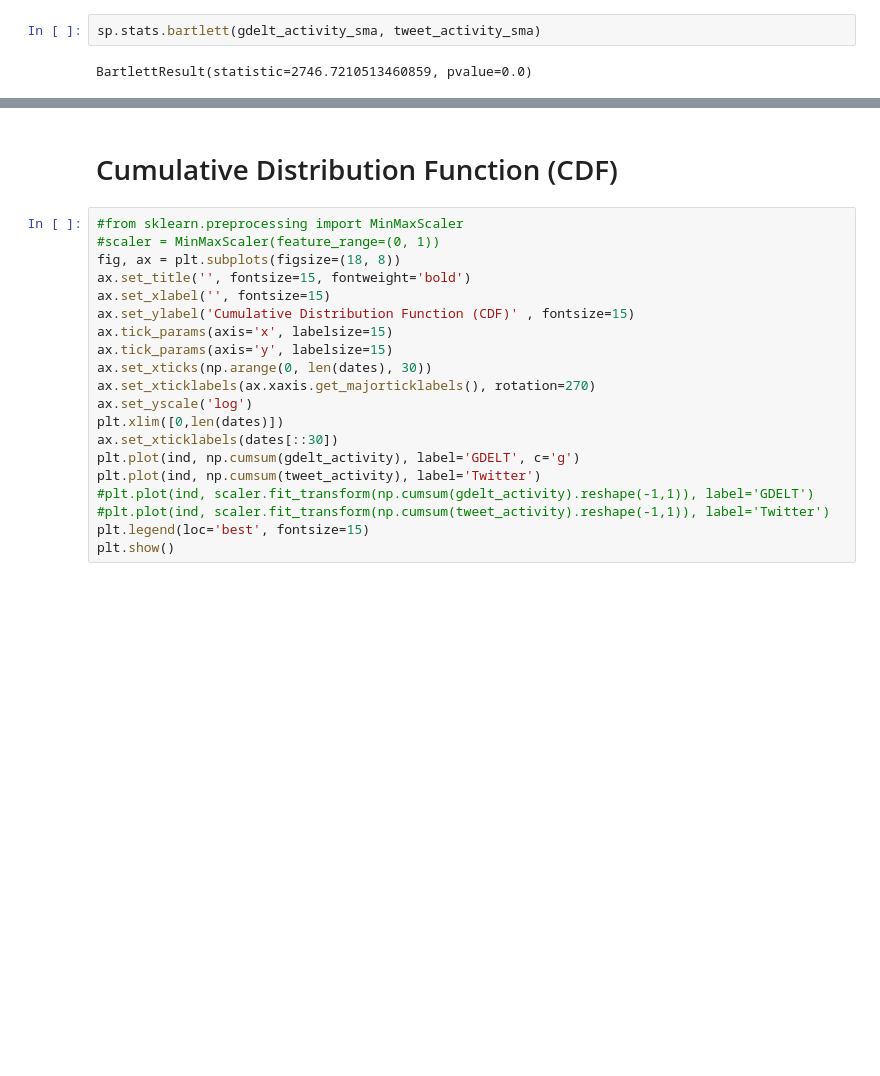
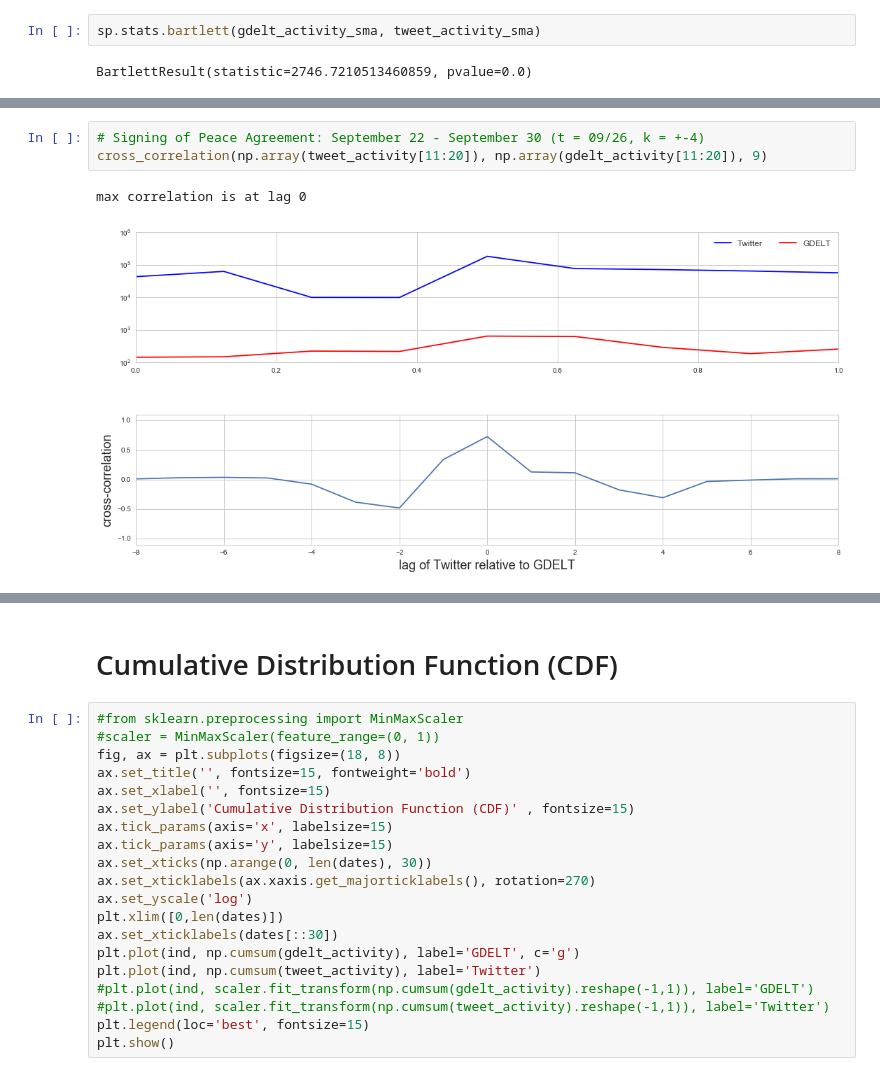
Before and after one commit to henrydambanemuya/gdelt-colombia, a Jupyter notebook: Notebooks/Tweets.ipynb, the cells around one changed output, grey strips where cells are left out. Drawn from its saved outputs; the diff is of its cells as text; blank space fills up the shorter version.

```diff
--- a/Notebooks/Tweets.ipynb
+++ b/Notebooks/Tweets.ipynb
@@ -84,0 +129,6 @@ BartlettResult(statistic=2746.7210513460859, pvalue=0.0)
+# %%
+# Signing of Peace Agreement: September 22 - September 30 (t = 09/26, k = +-4)
+cross_correlation(np.array(tweet_activity[11:20]), np.array(gdelt_activity[11:20]), 9)
+# %% [output]
+max correlation is at lag 0
+[figure, added]
```
Also changed, not shown: parts of 12 cells of this notebook.
